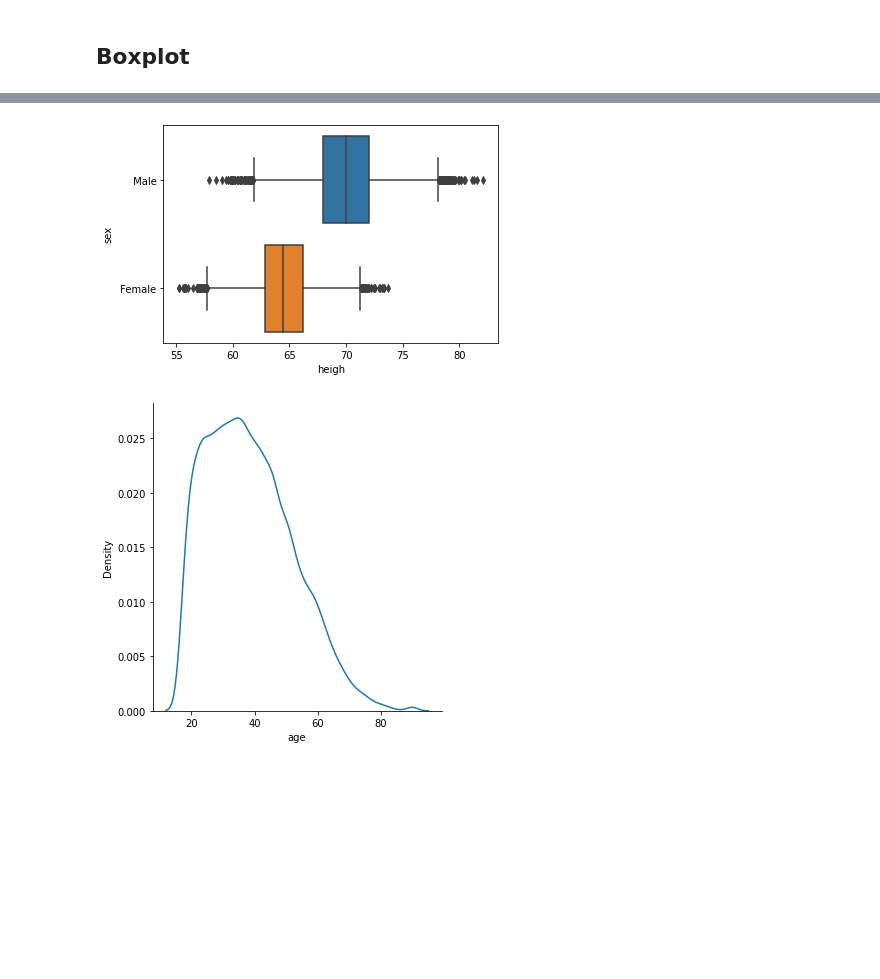
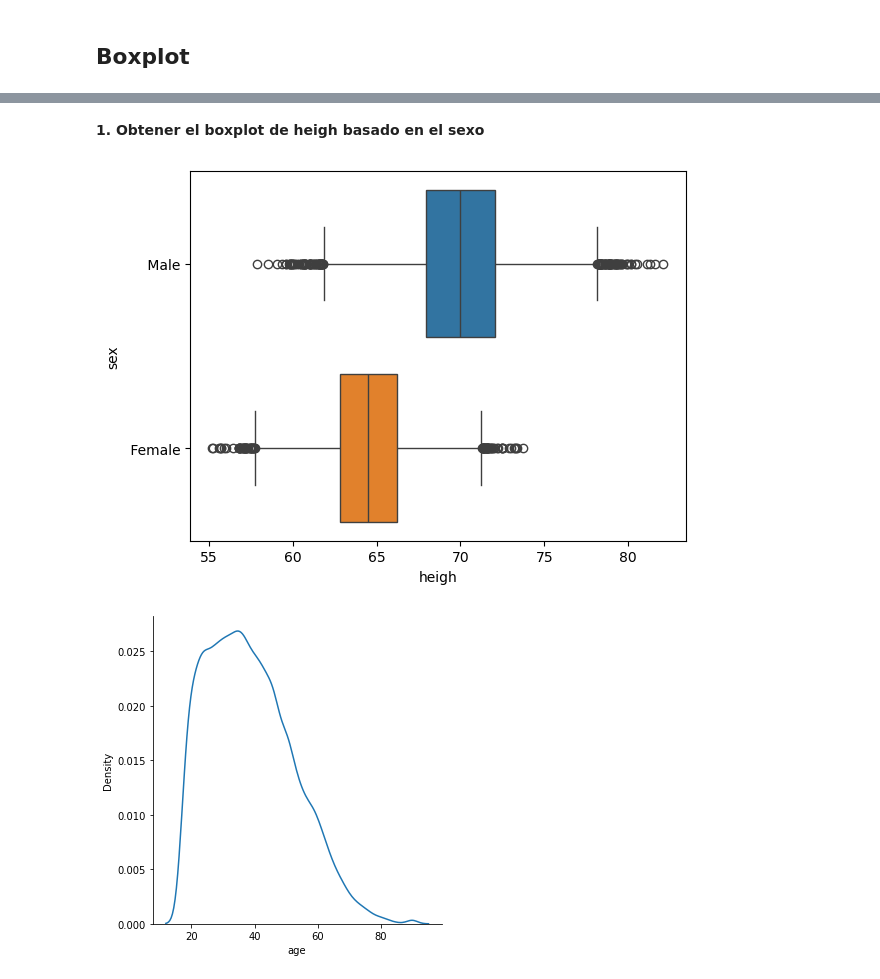
Before and after one commit to jbernalg/Learning_Data, a Jupyter notebook: Course_ML2/Semana_09/Data_viz_II.ipynb, the cells around one changed output, grey strips where cells are left out. Saved outputs shown, nothing was run; the diff lists cells and outputs as text; code cells hidden in the pictures; blank space fills up the shorter version.

Commit message:
boxplot

```diff
--- a/Course_ML2/Semana_09/Data_viz_II.ipynb
+++ b/Course_ML2/Semana_09/Data_viz_II.ipynb
@@ -4,0 +32,4 @@
+# %%
+direct_link = 'https://drive.google.com/uc?export=download&id=1zjJIKIT2kcIW9HwmI50nopxLwMwqC1KB'
+df = pd.read_csv(direct_link)
+df
@@ -5,7 +50,9 @@
+# %% [markdown]
+__1. Obtener el boxplot de heigh basado en el sexo__
 # %%
-sns.boxplot(x=df.heigh, y=df.sex);
+sns.boxplot(x=df.heigh, y=df.sex, hue=df.sex);
 # %% [output]
-[figure, old version]
+[figure, new version]
 # %%
 sns.displot(df.age, kind='kde');
 # %% [output]
```
Also changed, not shown: parts of 7 cells of this notebook, 1 other file.
